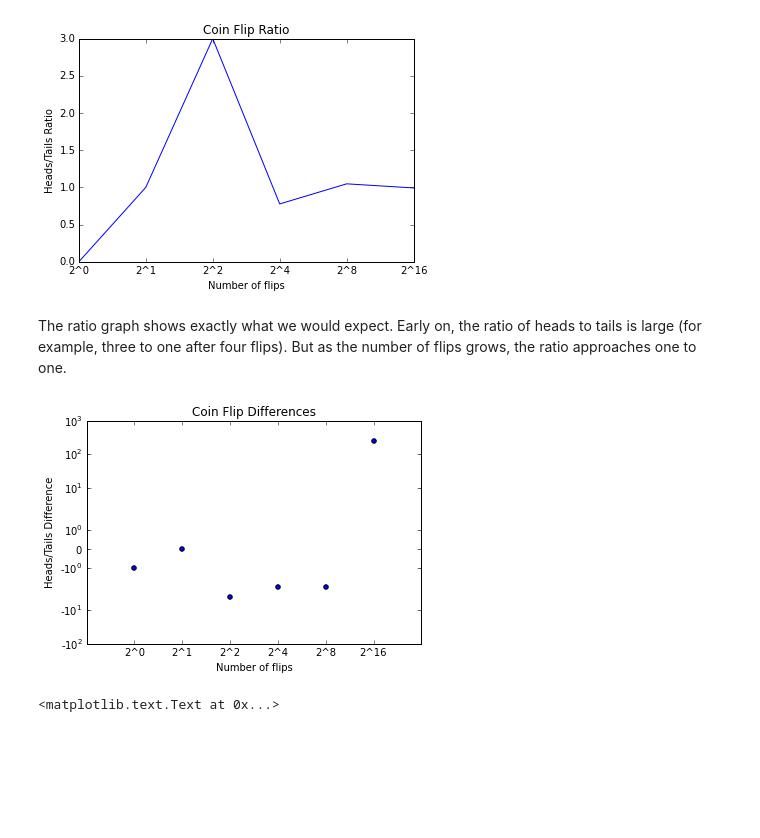
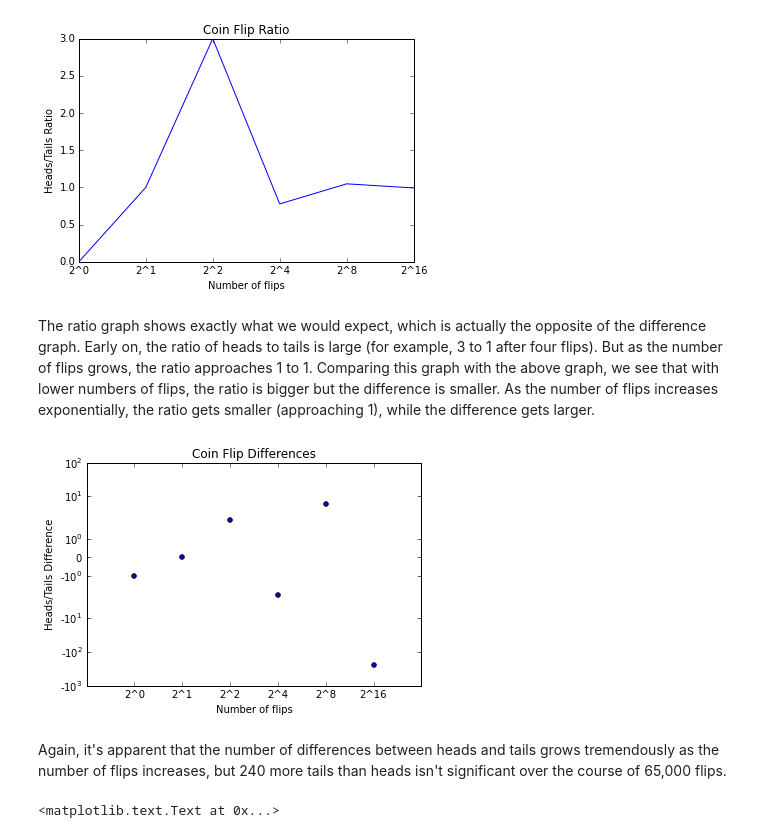
Before and after one commit to tiy-gvl-python-2015-09/charting-coin-flips, a Jupyter notebook: Charting Coin Flips.ipynb, the cells around one changed output. Cells and saved outputs as stored; diff of their text form; code cells hidden in the pictures; blank space fills up the shorter version.

```diff
--- a/Charting Coin Flips.ipynb
+++ b/Charting Coin Flips.ipynb
@@ -68,19 +69,21 @@ plt.title("Coin Flip Ratio")
 <matplotlib.text.Text at 0x...>
 [figure]
 # %% [markdown]
-The ratio graph shows exactly what we would expect. Early on, the ratio of heads to tails is large (for example, three to one after four flips). But as the number of flips grows, the ratio approaches one to one.
+The ratio graph shows exactly what we would expect, which is actually the opposite of the difference graph. Early on, the ratio of heads to tails is large (for example, 3 to 1 after four flips). But as the number of flips grows, the ratio approaches 1 to 1. Comparing this graph with the above graph, we see that with lower numbers of flips, the ratio is bigger but the difference is smaller. As the number of flips increases exponentially, the ratio gets smaller (approaching 1), while the difference gets larger.
 # %%
 x1 = ["2^0", "2^1", "2^2", "2^4", "2^8", "2^16"]
-diff = [-1, 0, -4, -2, -2, 250]
+diff = [-1, 0, 2, -2, 6, -240]
 plt.scatter(range(6), diff)
 plt.yscale("symlog")
 plt.xticks(range(6), x1)
 plt.ylabel("Heads/Tails Difference")
 plt.xlabel("Number of flips")
 plt.title("Coin Flip Differences")
 plt.show()
 # %% [output]
-[figure, old version]
+[figure, new version]
+# %% [markdown]
+Again, it's apparent that the number of differences between heads and tails grows tremendously as the number of flips increases, but 240 more tails than heads isn't significant over the course of 65,000 flips.
 # %%
 x1 = ["2^0", "2^1", "2^2", "2^4", "2^8", "2^16"]
 plt.scatter(range(6), ratio)
```
Also changed, not shown: parts of 9 cells of this notebook.
